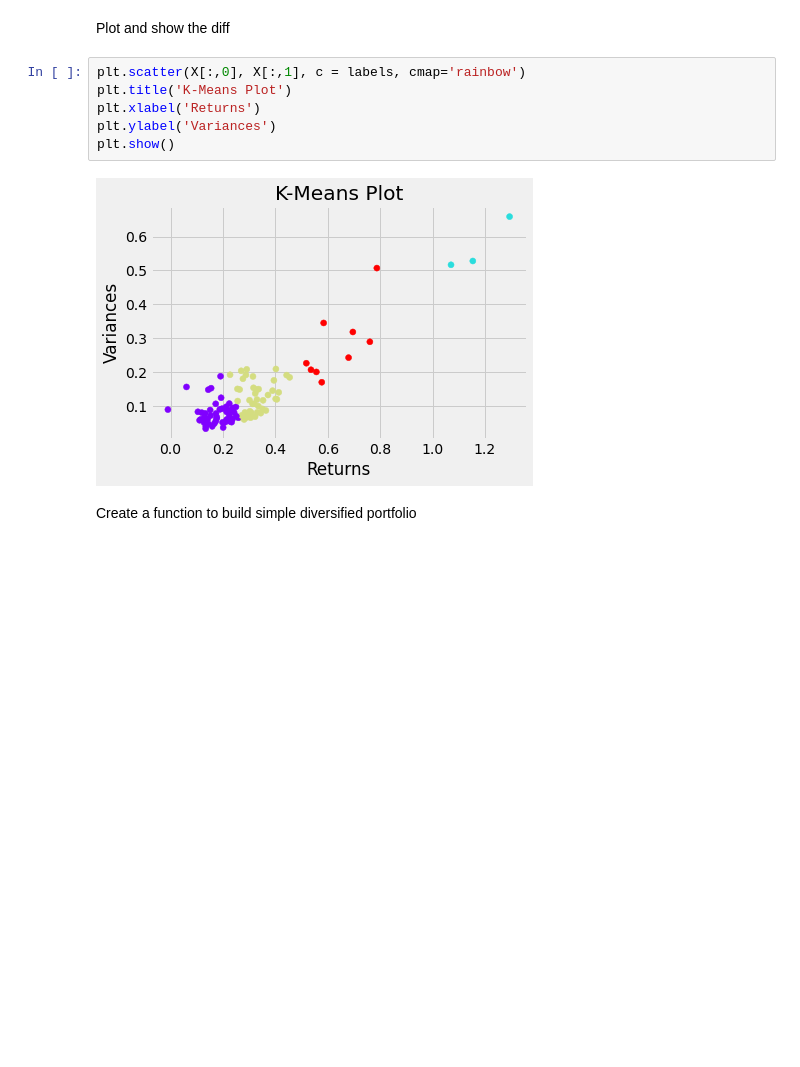
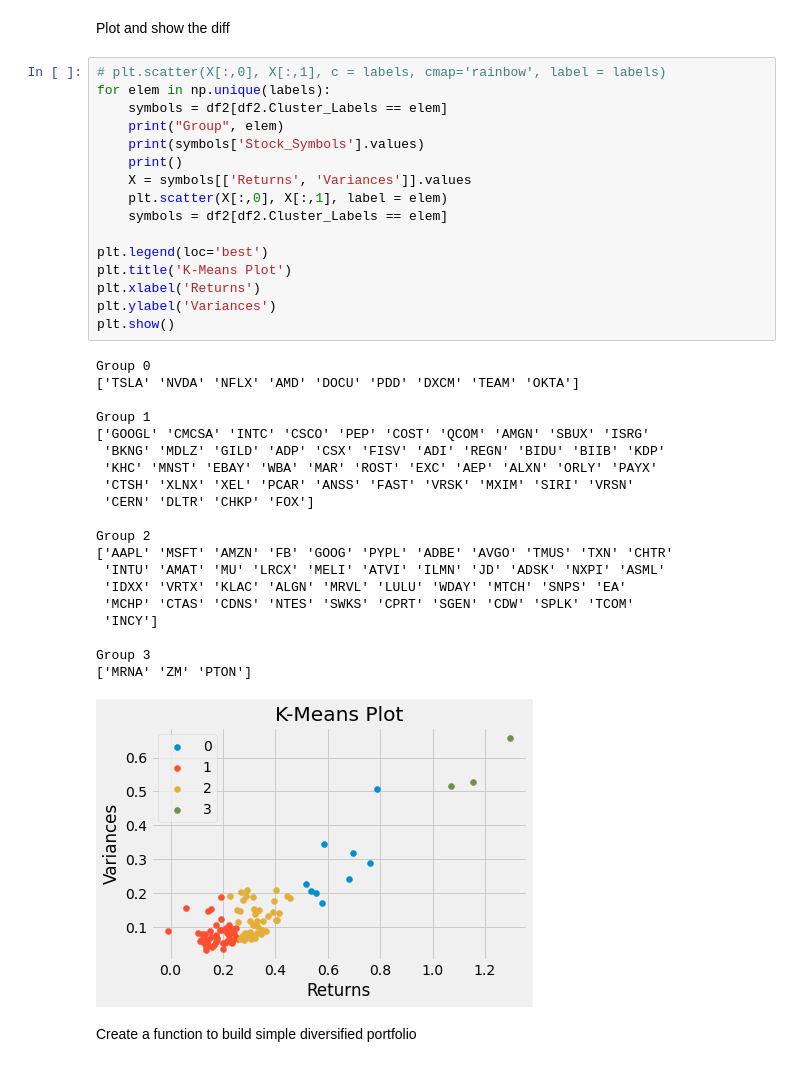
Before and after one commit to vladiant/AlgorithmicTrading, a Jupyter notebook: ComputerScience/DiverseStockProtfolioKMeans/KMeansDiverseStockPortfolio.ipynb, the cells around one changed output. Cells and saved outputs as stored; diff of their text form; blank space fills up the shorter version.

```diff
--- a/ComputerScience/DiverseStockProtfolioKMeans/KMeansDiverseStockPortfolio.ipynb
+++ b/ComputerScience/DiverseStockProtfolioKMeans/KMeansDiverseStockPortfolio.ipynb
@@ -137,13 +137,42 @@ df2
 # %% [markdown]
 Plot and show the diff
 # %%
-plt.scatter(X[:,0], X[:,1], c = labels, cmap='rainbow')
+# plt.scatter(X[:,0], X[:,1], c = labels, cmap='rainbow', label = labels)
+for elem in np.unique(labels):
+    symbols = df2[df2.Cluster_Labels == elem]
+    print("Group", elem)
+    print(symbols['Stock_Symbols'].values)
+    print()
+    X = symbols[['Returns', 'Variances']].values
+    plt.scatter(X[:,0], X[:,1], label = elem)
+    symbols = df2[df2.Cluster_Labels == elem]
+
+plt.legend(loc='best')
 plt.title('K-Means Plot')
 plt.xlabel('Returns')
 plt.ylabel('Variances')
 plt.show()
 # %% [output]
+Group 0
+['TSLA' 'NVDA' 'NFLX' 'AMD' 'DOCU' 'PDD' 'DXCM' 'TEAM' 'OKTA']
+
+Group 1
+['GOOGL' 'CMCSA' 'INTC' 'CSCO' 'PEP' 'COST' 'QCOM' 'AMGN' 'SBUX' 'ISRG'
+ 'BKNG' 'MDLZ' 'GILD' 'ADP' 'CSX' 'FISV' 'ADI' 'REGN' 'BIDU' 'BIIB' 'KDP'
+ 'KHC' 'MNST' 'EBAY' 'WBA' 'MAR' 'ROST' 'EXC' 'AEP' 'ALXN' 'ORLY' 'PAYX'
+ 'CTSH' 'XLNX' 'XEL' 'PCAR' 'ANSS' 'FAST' 'VRSK' 'MXIM' 'SIRI' 'VRSN'
+ 'CERN' 'DLTR' 'CHKP' 'FOX']
+
+Group 2
+['AAPL' 'MSFT' 'AMZN' 'FB' 'GOOG' 'PYPL' 'ADBE' 'AVGO' 'TMUS' 'TXN' 'CHTR'
+ 'INTU' 'AMAT' 'MU' 'LRCX' 'MELI' 'ATVI' 'ILMN' 'JD' 'ADSK' 'NXPI' 'ASML'
+ 'IDXX' 'VRTX' 'KLAC' 'ALGN' 'MRVL' 'LULU' 'WDAY' 'MTCH' 'SNPS' 'EA'
+ 'MCHP' 'CTAS' 'CDNS' 'NTES' 'SWKS' 'CPRT' 'SGEN' 'CDW' 'SPLK' 'TCOM'
+ 'INCY']
+
+Group 3
+['MRNA' 'ZM' 'PTON']
-[figure, old version]
+[figure, new version]
 # %% [markdown]
 Create a function to build simple diversified portfolio
 # %%
```
Also changed, not shown: parts of 3 cells of this notebook.
